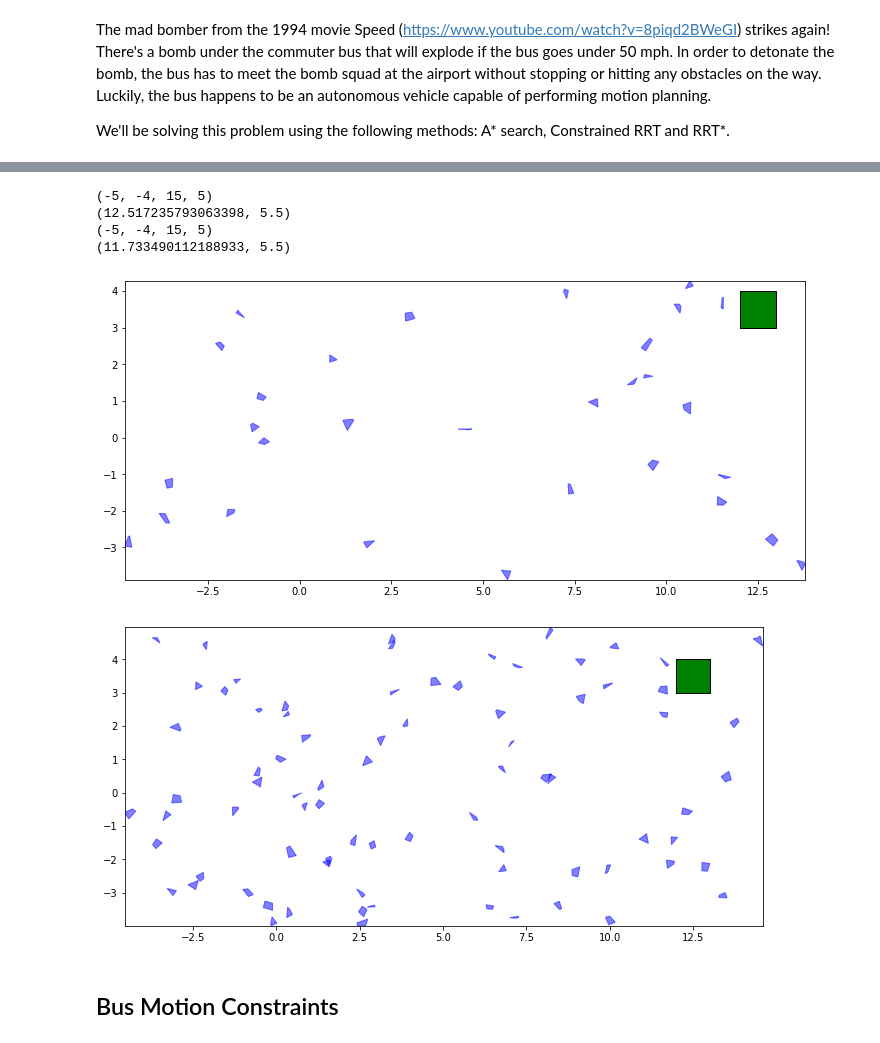
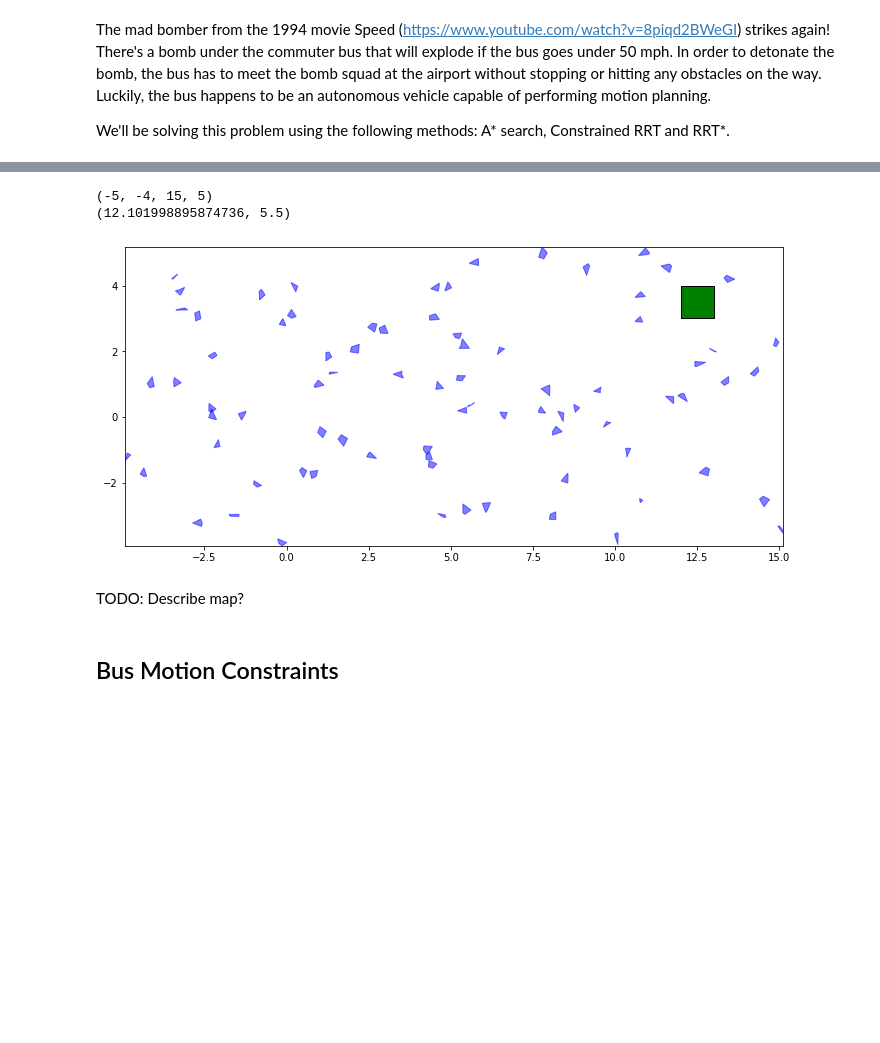
Before and after one commit to ersolog/6.877-16.413, a Jupyter notebook: code.ipynb, the cells around one changed output, grey strips where cells are left out. Drawn from its saved outputs; the diff is of its cells as text; code cells hidden in the pictures; blank space fills up the shorter version.

```diff
--- a/code.ipynb
+++ b/code.ipynb
@@ -57,48 +60,39 @@ def random_environment(bounds, start, radius, goal, n, size_limits=(0.5, 1.5)):
     while obi < n:
         r = np.random.uniform(low=0.0, high=1.0, size=2)
         xy = np.array([minx + (maxx-minx)*r[0], miny + (maxy-miny)*r[1]])
 
         angles = np.random.rand(edges)
         angles = angles*2*np.pi / np.sum(angles)
         for i in range(1,len(angles)):
             angles[i] = angles[i-1] + angles[i]
         angles = 2*np.pi * angles / angles[-1]
         angles = angles + 2*np.pi*np.random.rand()
         lengths = 0.5*minl + (maxl-minl) * 0.5 * np.random.rand(edges)
         xx = xy[0] + np.array([l*np.cos(a) for a,l in zip(angles,lengths)])
         yy = xy[1] + np.array([l*np.sin(a) for a,l in zip(angles,lengths)])
         p = Polygon([(x,y) for x,y in zip(xx,yy)])
         if p.intersects(start_pose) or p.intersects(goal):
             continue
         else:
             obi = obi + 1
             obs.append(p)
 #         coords = xy + [l*np.cos(a),l*np.sin(a) for a,l in zip(angles,lengths)]
     env.add_obstacles(obs)
     return env
-start = (-4,-2)
-radius = 0.1
-goal_region = Polygon([(12,3), (12,4), (13,4),(13,3)])
-bounds = (-5, -4, 15, 5)
-env = random_environment(bounds, start, radius, goal_region, 30, (0.2, 0.4))
-ax = plot_environment(env)
-plot_poly(ax, goal_region,'green')
-
 
 start = (-4,-2)
 radius = 0.1
 goal_region = Polygon([(12,3), (12,4), (13,4),(13,3)])
 bounds = (-5, -4, 15, 5)
-env = random_environment(bounds, start, radius, goal_region, 80, (0.2, 0.4))
-ax = plot_environment(env)
+roadmap_env = random_environment(bounds, start, radius, goal_region, 80, (0.2, 0.4))
+ax = plot_environment(roadmap_env)
 plot_poly(ax, goal_region,'green')
 # %% [output]
 (-5, -4, 15, 5)
-(12.517235793063398, 5.5)
-(-5, -4, 15, 5)
-(11.733490112188933, 5.5)
+(12.101998895874736, 5.5)
-[figure, old version]
+[figure, new version]
-[figure, removed]
+# %% [markdown]
+TODO: Describe map?
 # %% [markdown]
 ## Bus Motion Constraints
 # %% [markdown]
```
Also changed, not shown: parts of 7 cells of this notebook, 1 other file.
